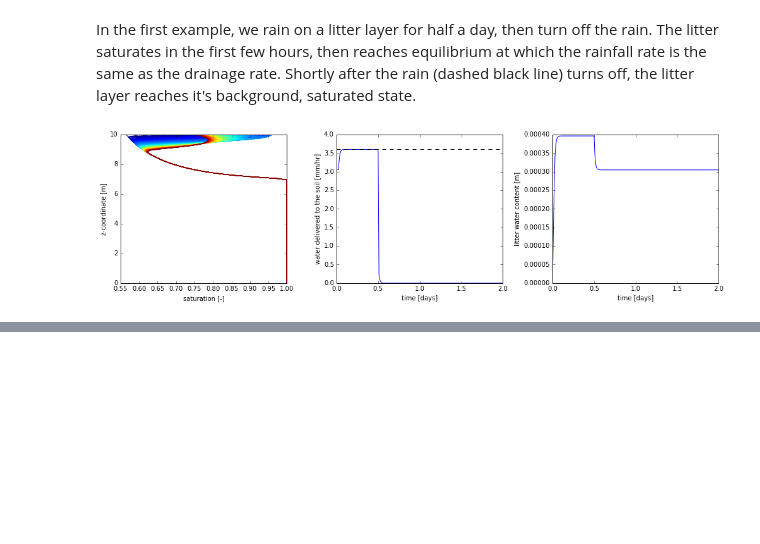
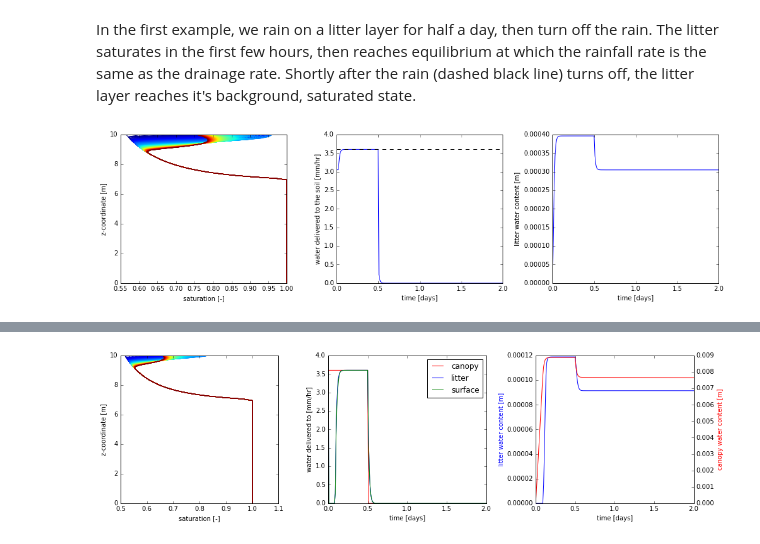
Before and after one commit to amanzi/ats-demos, a Jupyter notebook: litter/litter.ipynb, the cells around one changed output, grey strips where cells are left out. Saved outputs shown, nothing was run; the diff lists cells and outputs as text; code cells hidden in the pictures; blank space fills up the shorter version.

Commit message:
working on tests for problems with litter and dynamic vegetation

```diff
--- a/litter/litter.ipynb
+++ b/litter/litter.ipynb
@@ -74,0 +77,18 @@ plt.show()
+# %%
+# load the ATS solution
+directory = "litter-canopy.regression.gold"
+
+dat = column_data.column_data(["saturation_liquid"], directory=directory)
+keys, times, dats = parse_ats.readATS(directory, "visdump_surface_data.h5", timeunits='d')
+print keys, times
+
+lai = parse_ats.getSurfaceData(keys, dats, "total_leaf_area_index")
+pr = parse_ats.getSurfaceData(keys, dats, "precipitation_rain")
+litter_src = parse_ats.getSurfaceData(keys, dats, "litter-source")
+litter_int = parse_ats.getSurfaceData(keys, dats, "litter-interception")
+litter_drn = parse_ats.getSurfaceData(keys, dats, "litter-drainage")
+
+
+src = parse_ats.getSurfaceData(keys, dats, "surface-mass_source")
+litter_wc = parse_ats.getSurfaceData(keys, dats, "litter-water_content")
+canopy_wc = parse_ats.getSurfaceData(keys, dats, "canopy-water_content")
@@ -74,0 +113,33 @@ plt.show()
+# %%
+# plot the solution
+z = dat[0,0,:]
+cm = colors.cm_mapper(0,dat.shape[1]-1) # color the plots as a function of time
+fig, axs = plt.subplots(1,3, figsize=(14,4))
+ax2 = axs[2].twinx()
+
+for i in range(dat.shape[1]):
+    axs[0].plot(dat[1,i,:],z, color=cm(i))
+
+axs[0].set_xlabel('saturation [-]')
+axs[0].set_ylabel('z-coordinate [m]')
+
+axs[1].plot(times, pr*1000*86400/24.0, 'r', label="canopy")
+axs[1].plot(times, litter_src/55389.0*1000*86400/24.0, 'b', label="litter")
+axs[1].plot(times, src/55389.0*1000*86400/24.0, 'g', label="surface")
+axs[1].set_xlabel("time [days]")
+axs[1].set_ylabel("water delivered to [mm/hr]")
+axs[1].legend()
+
+#axs[2].plot(times, lai)
+axs[2].plot(times, litter_wc/55389.)
+axs[2].set_xlabel("time [days]")
+axs[2].set_ylabel("litter water content [m]", color='b')
+ax2.plot(times, canopy_wc/55389., 'r')
+ax2.set_ylabel("canopy water content [m]", color='r')
+
+plt.tight_layout()
+plt.show()
+
+dats.close()
+# %% [output]
+[figure, added]
```
Also changed, not shown: parts of 2 cells of this notebook, 3 other files.
